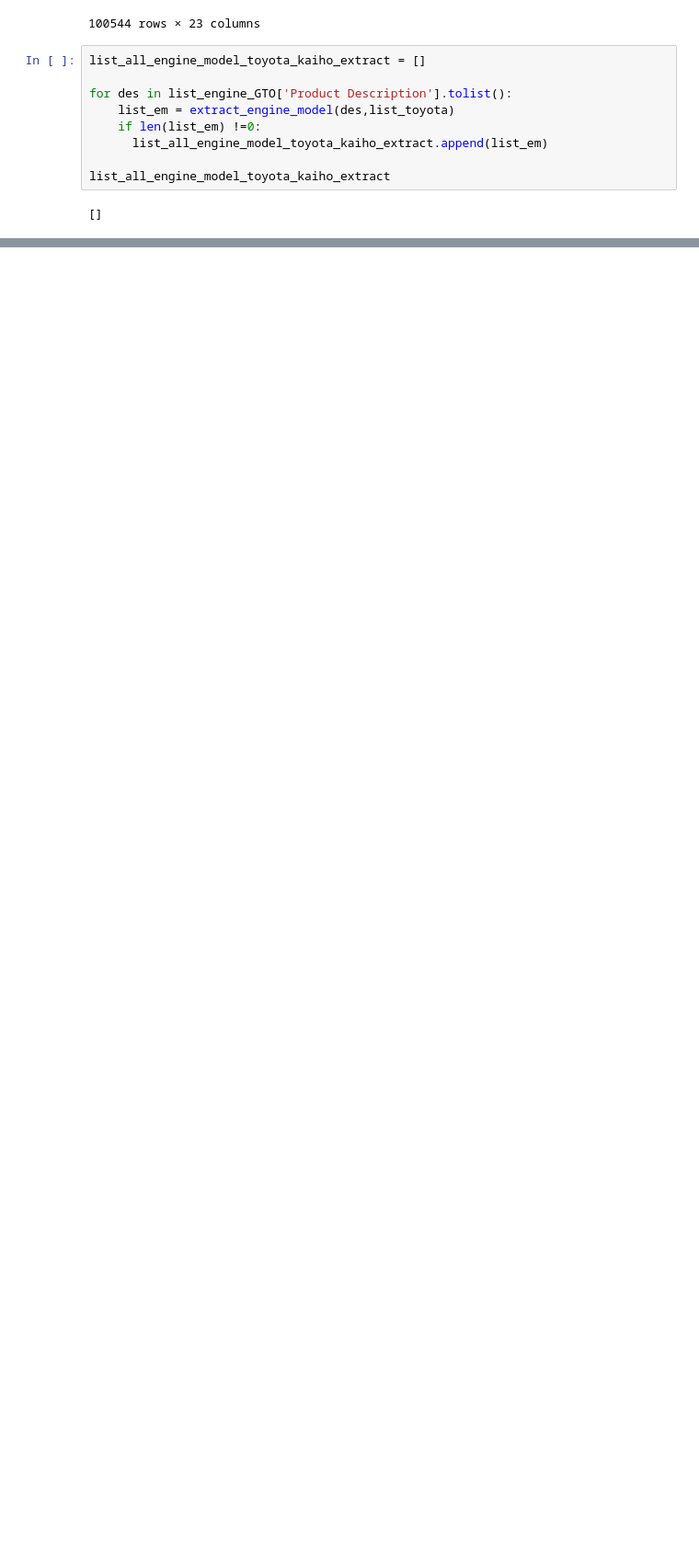
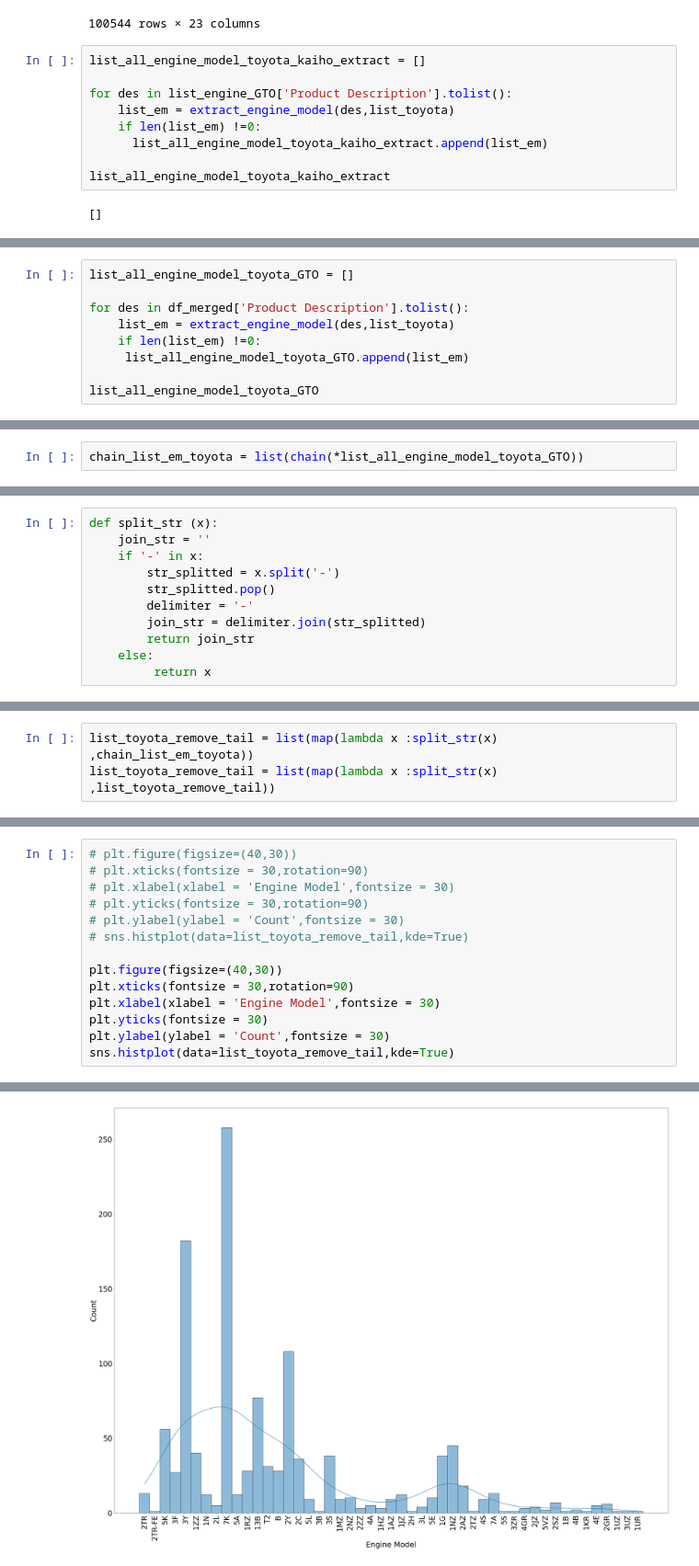
Before and after one commit to vutuanlinh2661998/KAIHO, a Jupyter notebook: GTO_Engine_Model_Insight.ipynb, the cells around one changed output, grey strips where cells are left out. Shown at 92% size. Drawn from its saved outputs; the diff is of its cells as text; blank space fills up the shorter version.

```diff
--- a/GTO_Engine_Model_Insight.ipynb
+++ b/GTO_Engine_Model_Insight.ipynb
@@ -325,0 +359,9 @@ list_all_engine_model_toyota_kaiho_extract
+# %%
+list_all_engine_model_toyota_GTO = []
+
+for des in df_merged['Product Description'].tolist():
+    list_em = extract_engine_model(des,list_toyota)
+    if len(list_em) !=0:
+     list_all_engine_model_toyota_GTO.append(list_em)
+
+list_all_engine_model_toyota_GTO
@@ -325,0 +872,2 @@ list_all_engine_model_toyota_kaiho_extract
+# %%
+chain_list_em_toyota = list(chain(*list_all_engine_model_toyota_GTO))
@@ -325,0 +883,11 @@ list_all_engine_model_toyota_kaiho_extract
+# %%
+def split_str (x):
+    join_str = ''
+    if '-' in x:
+        str_splitted = x.split('-')
+        str_splitted.pop()
+        delimiter = '-'
+        join_str = delimiter.join(str_splitted)
+        return join_str
+    else:
+         return x
@@ -325,0 +898,3 @@ list_all_engine_model_toyota_kaiho_extract
+# %%
+list_toyota_remove_tail = list(map(lambda x :split_str(x) ,chain_list_em_toyota))
+list_toyota_remove_tail = list(map(lambda x :split_str(x) ,list_toyota_remove_tail))
@@ -325,0 +944,15 @@ list_all_engine_model_toyota_kaiho_extract
+# %%
+# plt.figure(figsize=(40,30))
+# plt.xticks(fontsize = 30,rotation=90)
+# plt.xlabel(xlabel = 'Engine Model',fontsize = 30)
+# plt.yticks(fontsize = 30,rotation=90)
+# plt.ylabel(ylabel = 'Count',fontsize = 30)
+# sns.histplot(data=list_toyota_remove_tail,kde=True)
+
+plt.figure(figsize=(40,30))
+plt.xticks(fontsize = 30,rotation=90)
+plt.xlabel(xlabel = 'Engine Model',fontsize = 30)
+plt.yticks(fontsize = 30)
+plt.ylabel(ylabel = 'Count',fontsize = 30)
+sns.histplot(data=list_toyota_remove_tail,kde=True)
+# %% [output]
@@ -325,0 +960 @@ list_all_engine_model_toyota_kaiho_extract
+[figure, added]
```
Also changed, not shown: parts of 95 cells of this notebook, 3 other files.
